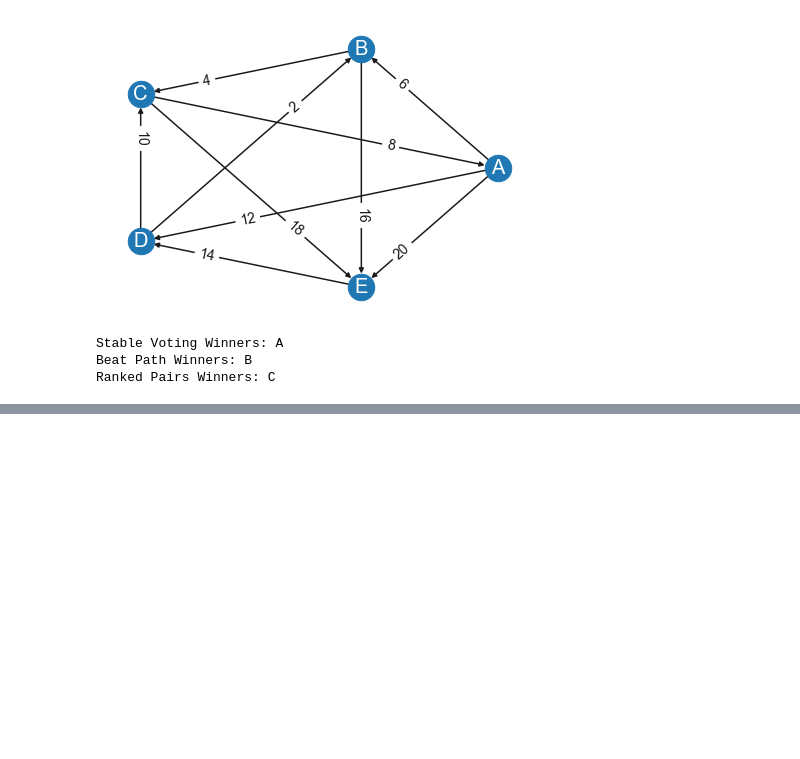
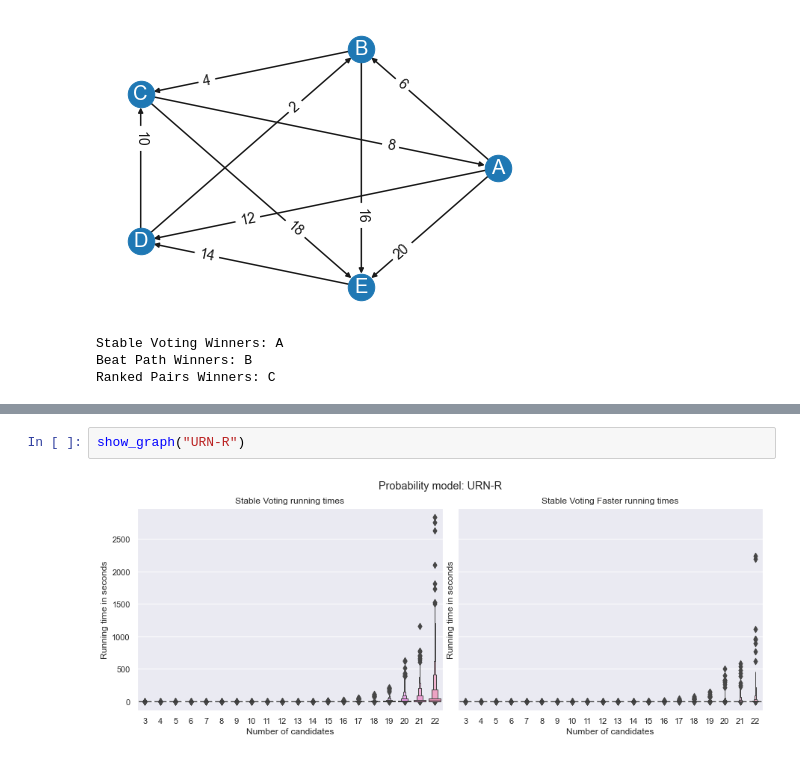
Before and after one commit to epacuit/stablevoting, a Jupyter notebook: 03-StableVoting.ipynb, the cells around one changed output, grey strips where cells are left out. Cells and saved outputs as stored; diff of their text form; blank space fills up the shorter version.

```diff
--- a/03-StableVoting.ipynb
+++ b/03-StableVoting.ipynb
@@ -361,0 +533,4 @@ Ranked Pairs Winners: C
+# %%
+show_graph("URN-R")
+# %% [output]
+[figure, added]
```
Also changed, not shown: parts of 11 cells of this notebook, 8 other files.
